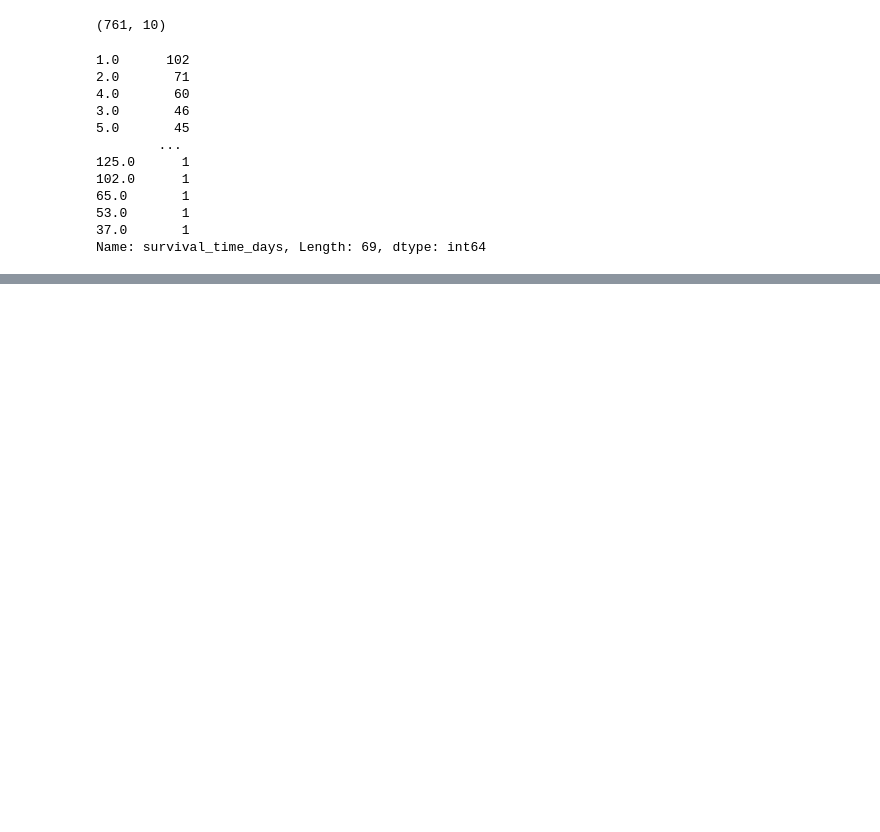
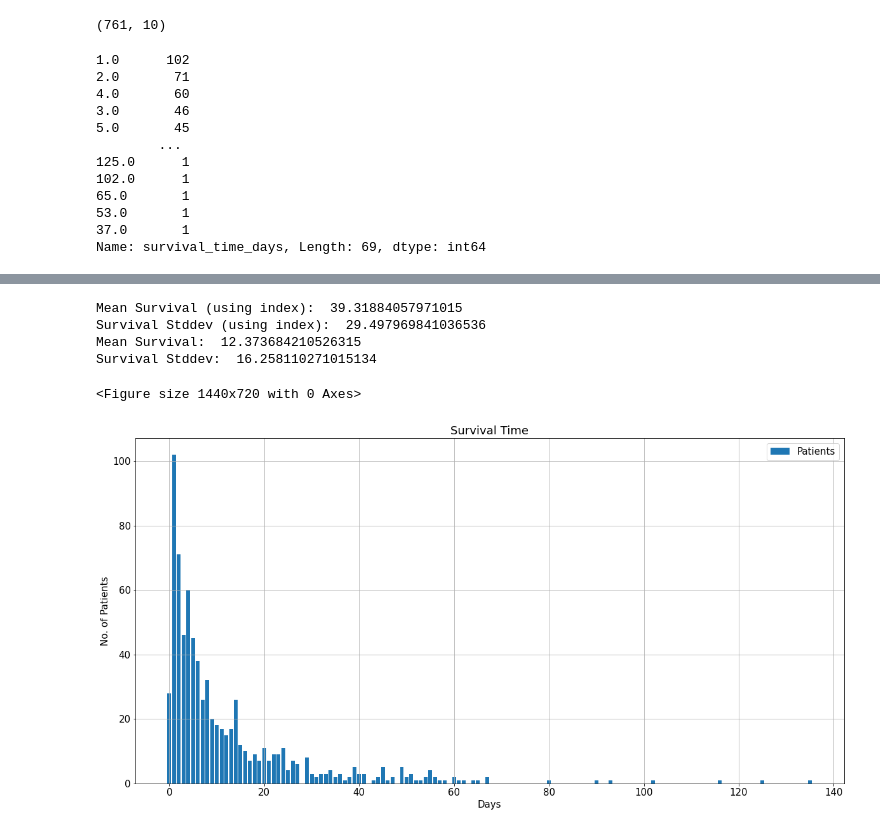
Before and after one commit to ryflect/cs692r-hospice, a Jupyter notebook: Referral Analysis.ipynb, the cells around one changed output, grey strips where cells are left out. Saved outputs shown, nothing was run; the diff lists cells and outputs as text; code cells hidden in the pictures; blank space fills up the shorter version.

Commit message:
add survival time plots

```diff
--- a/Referral Analysis.ipynb
+++ b/Referral Analysis.ipynb
@@ -192,2 +235,31 @@ df_referral = df_referral.dropna()
+# %%
+print('Mean Survival (using index): ', np.mean(df_referral.survival_time_days.value_counts().index))
+print('Survival Stddev (using index): ', np.std(df_referral.survival_time_days.value_counts().index, ddof=0))
+print('Mean Survival: ', np.mean(df_referral.survival_time_days))
+print('Survival Stddev: ', np.std(df_referral.survival_time_days, ddof=0))
+# %% [output]
+Mean Survival (using index):  39.31884057971015
+Survival Stddev (using index):  29.497969841036536
+Mean Survival:  12.373684210526315
+Survival Stddev:  16.258110271015134
+# %%
+# get the survival time histogram for all patients
+plt.rcParams['figure.figsize'] = [20, 10]
+matplotlib.rcParams.update({'font.size': 15})
+plt.figure()
+labels = df_referral['survival_time_days'].value_counts().index
+survival = df_referral['survival_time_days'].value_counts(normalize=False)
+fig, ax = plt.subplots()
+bar1 = ax.bar(labels, survival, label='Patients')
+ax.set_xlabel('Days')
+ax.set_ylabel('No. of Patients')
+ax.set_title('Survival Time')
+ax.legend()
+plt.grid()
+plt.savefig("./graphs/referral analysis/survival_time.png")
+plt.show()
+# %% [output]
+<Figure size 1440x720 with 0 Axes>
+[figure, added]
 # %%
 # get the survival time histogram for patients in each diagnosis
```
Also changed, not shown: parts of 12 cells of this notebook.
